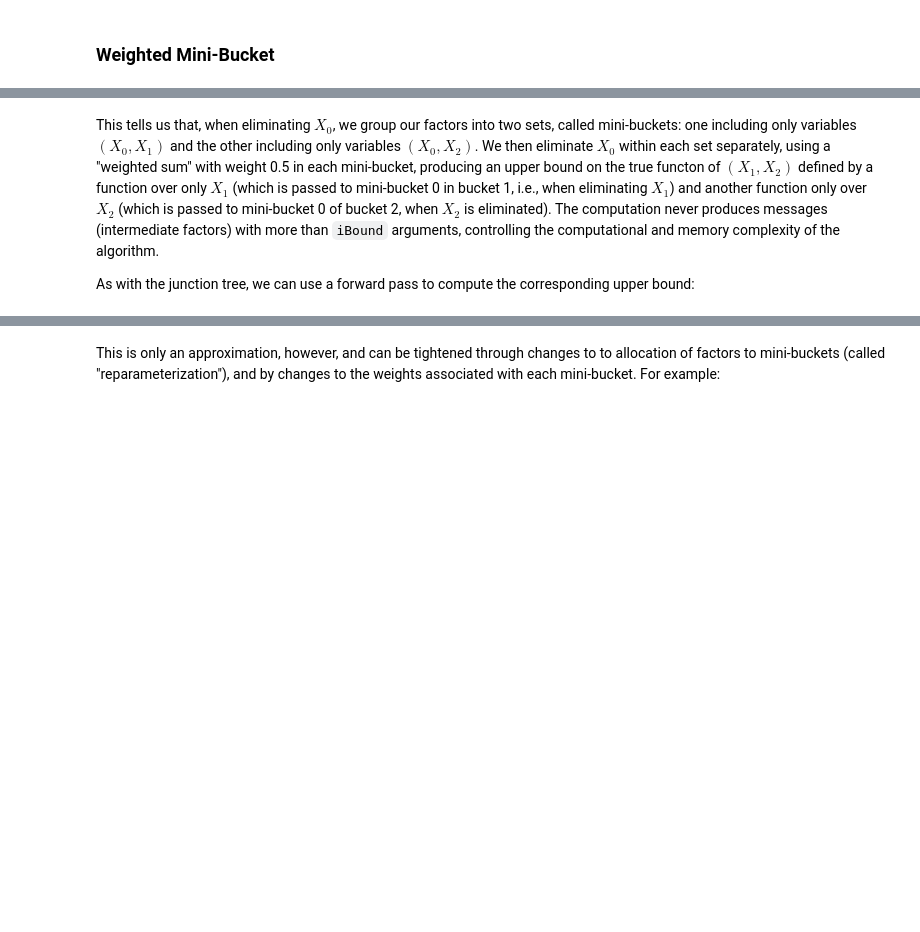
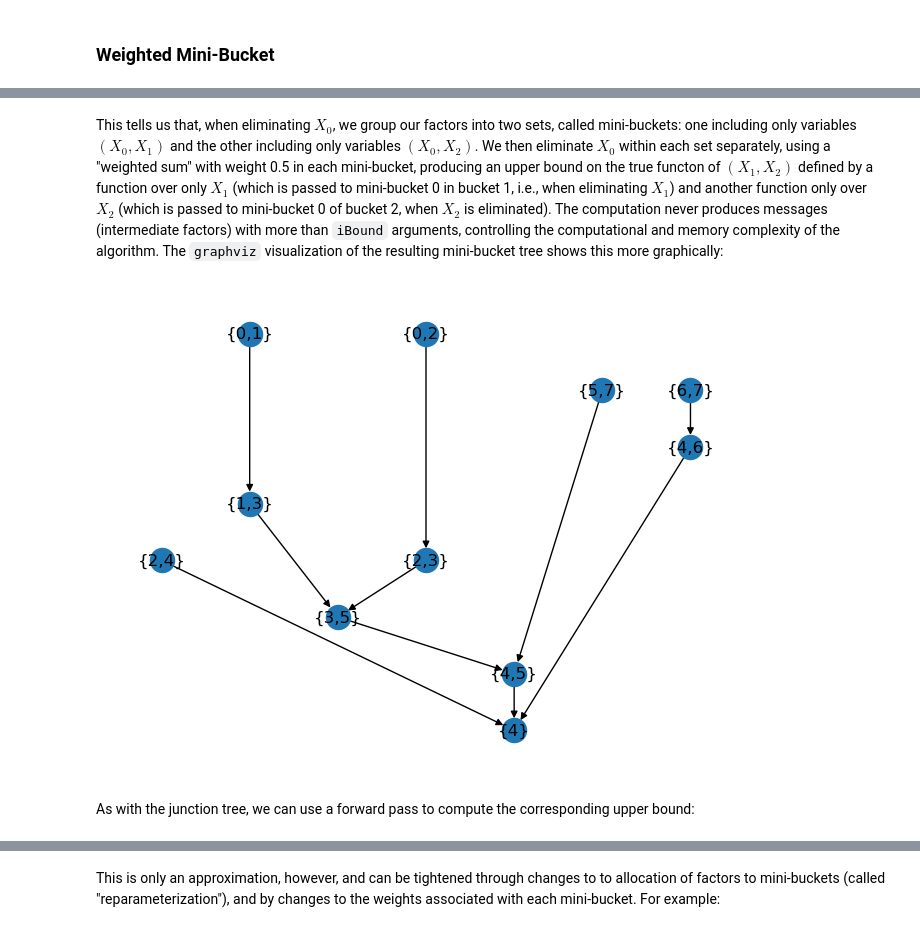
Before and after one commit to ihler/pyGMs, a Jupyter notebook: notebooks/03 Variable Elimination.ipynb, the cells around one changed output, grey strips where cells are left out. Saved outputs shown, nothing was run; the diff lists cells and outputs as text; code cells hidden in the pictures; blank space fills up the shorter version.

```diff
--- a/notebooks/03 Variable Elimination.ipynb
+++ b/notebooks/03 Variable Elimination.ipynb
@@ -229,7 +239,11 @@ print(wmb)
 # %% [markdown]
-This tells us that, when eliminating $X_0$, we group our factors into two sets, called mini-buckets: one including only variables $(X_0,X_1)$ and the other including only variables $(X_0,X_2)$. We then eliminate $X_0$ within each set separately, using a "weighted sum" with weight 0.5 in each mini-bucket, producing an upper bound on the true functon of $(X_1,X_2)$ defined by a function over only $X_1$ (which is passed to mini-bucket 0 in bucket 1, i.e., when eliminating $X_1$) and another function only over $X_2$ (which is passed to mini-bucket 0 of bucket 2, when $X_2$ is eliminated).  The computation never produces messages (intermediate factors) with more than `iBound` arguments, controlling the computational and memory complexity of the algorithm.
-
-As with the junction tree, we can use a forward pass to compute the corresponding upper bound:
+This tells us that, when eliminating $X_0$, we group our factors into two sets, called mini-buckets: one including only variables $(X_0,X_1)$ and the other including only variables $(X_0,X_2)$. We then eliminate $X_0$ within each set separately, using a "weighted sum" with weight 0.5 in each mini-bucket, producing an upper bound on the true functon of $(X_1,X_2)$ defined by a function over only $X_1$ (which is passed to mini-bucket 0 in bucket 1, i.e., when eliminating $X_1$) and another function only over $X_2$ (which is passed to mini-bucket 0 of bucket 2, when $X_2$ is eliminated).  The computation never produces messages (intermediate factors) with more than `iBound` arguments, controlling the computational and memory complexity of the algorithm.  The `graphviz` visualization of the resulting mini-bucket tree shows this more graphically:
+# %%
+wmb.draw();
+# %% [output]
+[figure, added]
+# %% [markdown]
+As with the junction tree, we can use a forward pass to compute the corresponding upper bound:
 # %%
 lnZ_bound = wmb.msgForward()
 print("ln Z < ",lnZ_bound)
```
Also changed, not shown: parts of 24 cells of this notebook, 19 other files.
